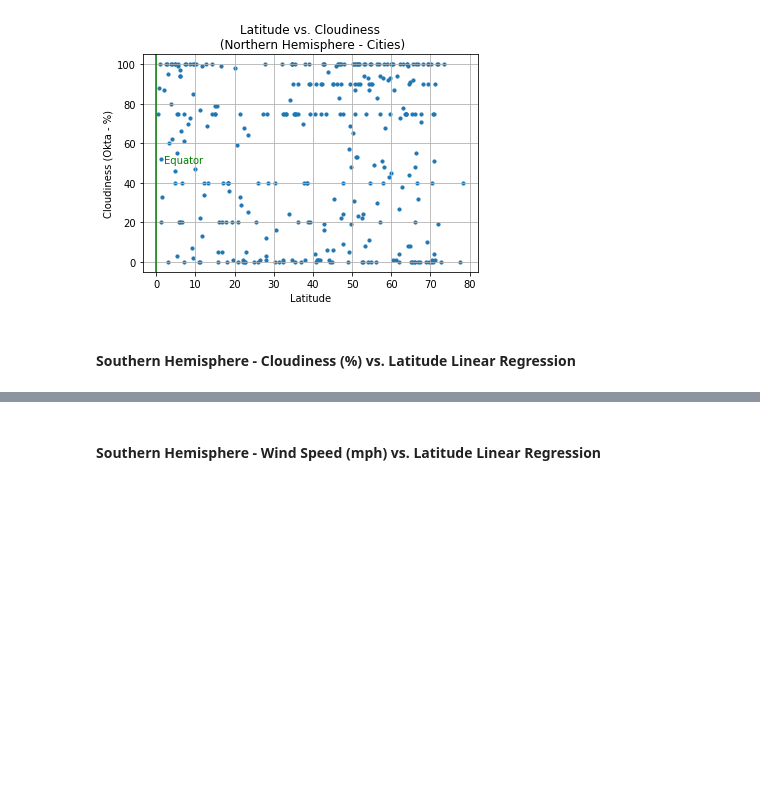
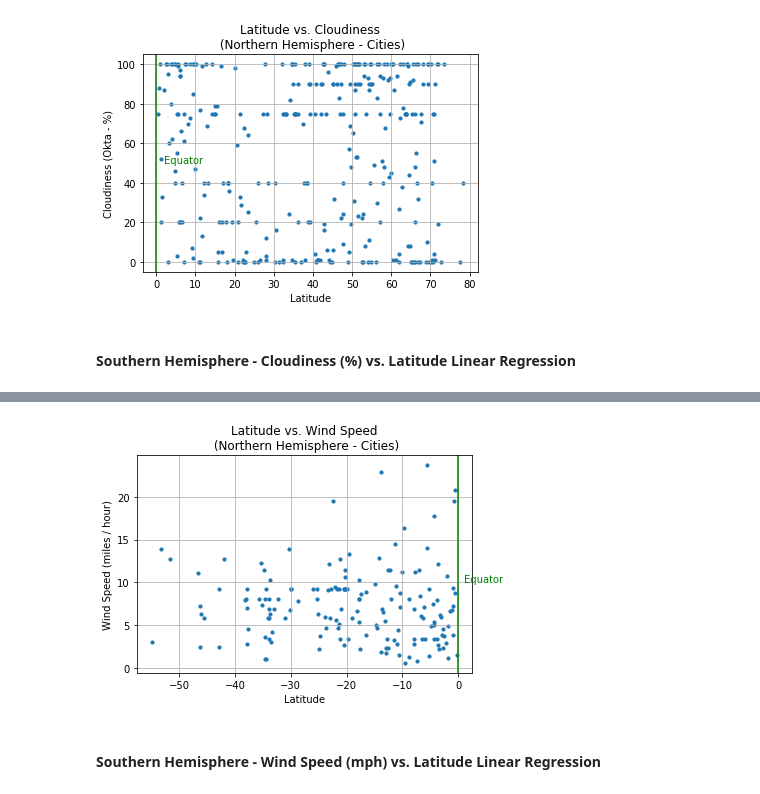
Before and after one commit to SaltireSequence/python-api-challenge, a Jupyter notebook: WeatherPy.ipynb, the cells around one changed output, grey strips where cells are left out. Saved outputs shown, nothing was run; the diff lists cells and outputs as text; code cells hidden in the pictures; blank space fills up the shorter version.

```diff
--- a/WeatherPy.ipynb
+++ b/WeatherPy.ipynb
@@ -434,2 +453,21 @@ plt.show()
+# %%
+# Build a scatter plot for each data type
+fig5 = plt.scatter(Southern_Hemisphere["Lat"], Southern_Hemisphere["Wind Speed"], marker="o", s=10)
+
+# Adding Scatter
+plt.title("Latitude vs. Wind Speed\n (Northern Hemisphere - Cities)")
+plt.xlabel("Latitude")
+plt.ylabel("Wind Speed (miles / hour)")
+# Adding an equator line, as a reference point
+plt.axvline(0, color = 'green', alpha = 1, label = 'Equator')
+plt.text(1,10,'Equator',rotation=0, color = 'green', alpha = 1)
+plt.grid(True)
+
+# Saving out the figure
+plt.savefig("output_plots/Northern_Lat_vs_Wind_Speed.png")
+
+plt.show()
+# %% [output]
+[figure, added]
 # %% [markdown]
 ####  Southern Hemisphere - Wind Speed (mph) vs. Latitude Linear Regression
```
Also changed, not shown: parts of 8 cells of this notebook, 4 other files.
